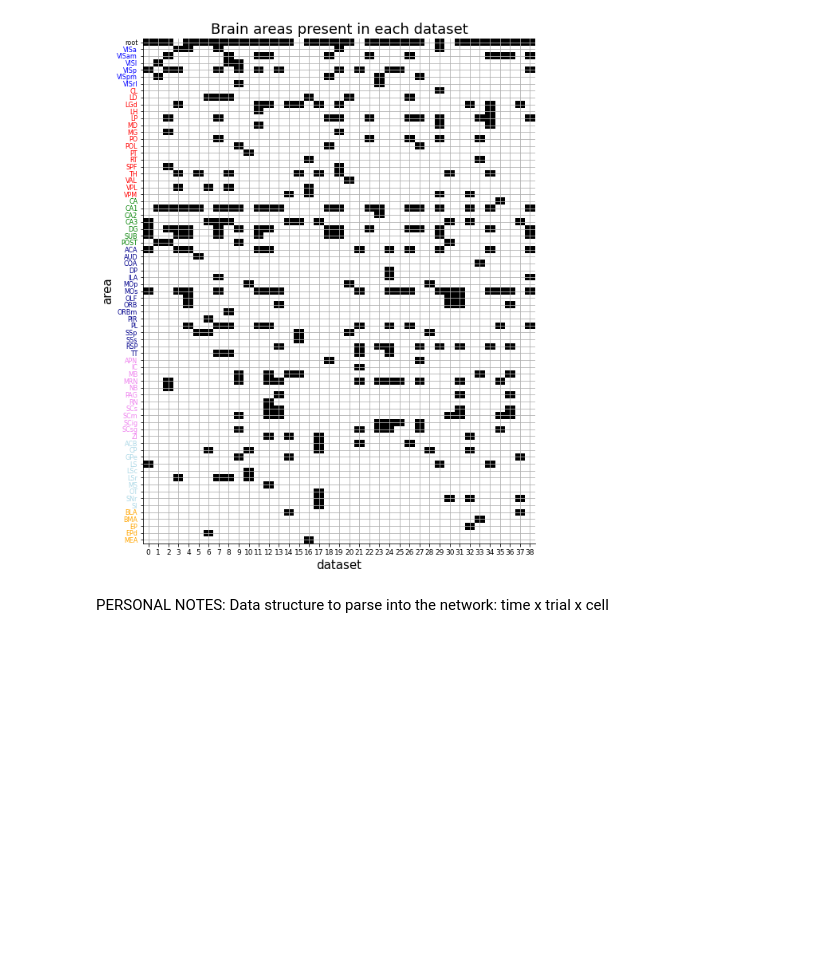
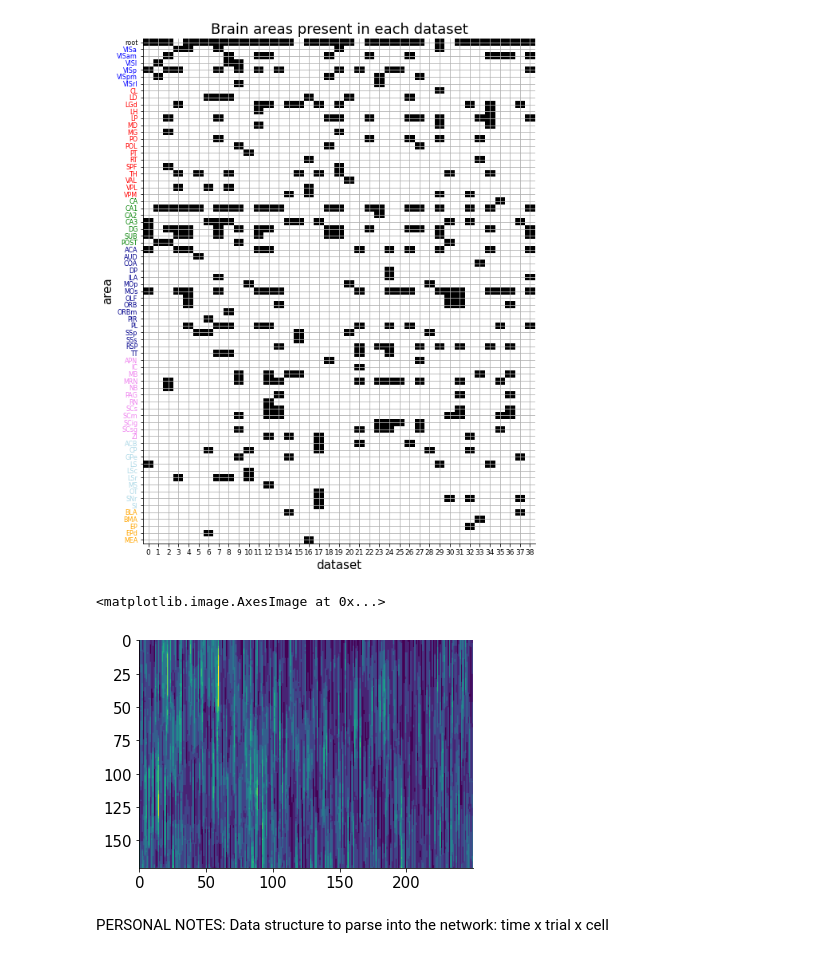
Before and after one commit to mattiazanzi/NMA_latentDynamics_MZ, a Jupyter notebook: Load_steinmetz_decisions.ipynb, the cells around one changed output. Drawn from its saved outputs; the diff is of its cells as text; code cells hidden in the pictures; blank space fills up the shorter version.

```diff
--- a/Load_steinmetz_decisions.ipynb
+++ b/Load_steinmetz_decisions.ipynb
@@ -142,7 +142,7 @@ dat = alldat[1]
 # %%
 import matplotlib.pyplot as plt
 
-sel_region = 1 # select visual areas according to the following list:
+sel_region = 0 # select visual areas according to the following list:
 # 1 = visual cortex
 # 2 = thalamus
 # 3 = hippocampus
@@ -161,7 +161,34 @@ for ROI_name in brain_groups[sel_region]:
 
   if ROI.shape[0]>0: # if sub-region has recorded spikes:
     brain_area[ROI_name] = ROI
-    print(brain_area[ROI_name])
+
+VISl = brain_area["VISl"]
+# %%
+# Sliding averaged window:
+
+window_len = 60 # in trials
+
+last_step  = VISl.shape[0] - window_len
+step_range = (np.arange(0, last_step, 1))
+
+# init
+spike_rate = np.zeros((last_step, VISl.shape[2]))
+
+# slide trial window
+for p in step_range:
+
+  #
+  for x in range(0, VISl.shape[1], window_len):
+     trial_avg = VISl[0, np.arange(p, p+window_len, 1), :].mean(axis=0)
+     trial_avg = trial_avg/0.01 # time average
+     spike_rate[p,:] = trial_avg
+
+#plt.plot(spike_rate[100,:])
+
+plt.imshow(spike_rate)
+# %% [output]
+<matplotlib.image.AxesImage at 0x...>
+[figure, added]
 # %% [markdown]
 PERSONAL NOTES: Data structure to parse into the network: time x trial x cell
 # %%
```
